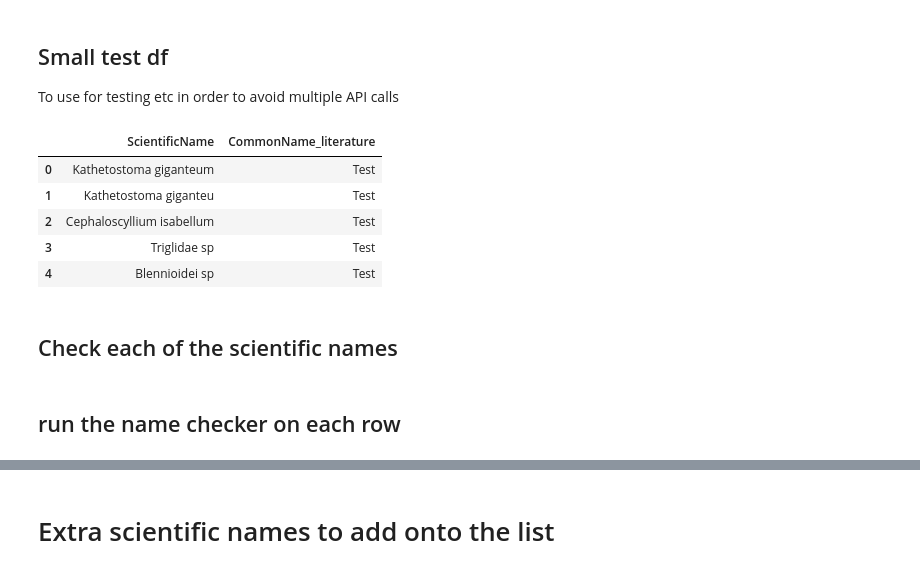
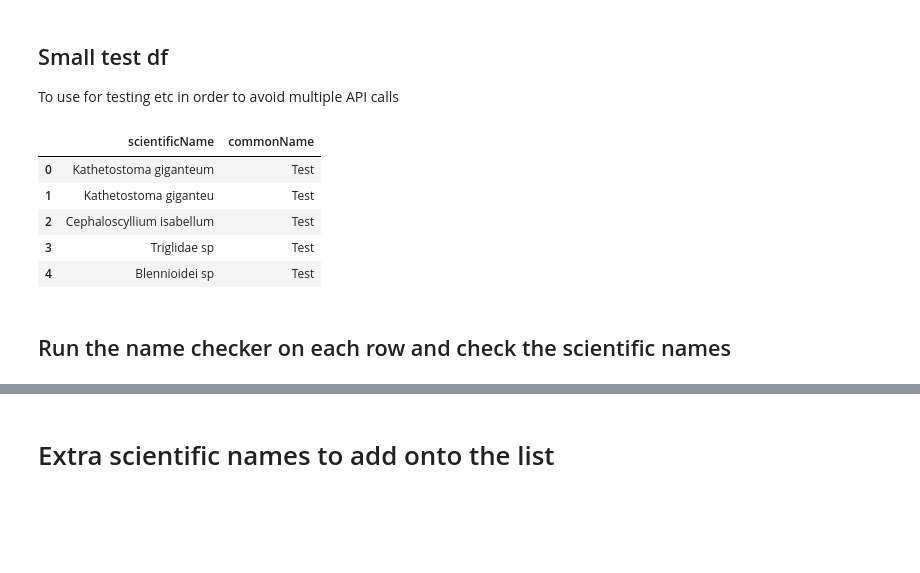
Before and after one commit to wildlifeai/Spyfish-Aotearoa-toolkit, a Jupyter notebook: notebooks/check_scientific_names.ipynb, the cells around one changed output, grey strips where cells are left out. Cells and saved outputs as stored; diff of their text form; code cells hidden in the pictures; blank space fills up the shorter version.

```diff
--- a/notebooks/check_scientific_names.ipynb
+++ b/notebooks/check_scientific_names.ipynb
@@ -58,20 +61,20 @@ raw_scientific_names_df.columns
 ## Small test df
 To use for testing etc in order to avoid multiple API calls
 # %%
-# raw_scientific_names_df = pd.DataFrame(['Kathetostoma giganteum', # correct
-#                                     'Kathetostoma giganteu', # typo
-#                                     'Cephaloscyllium isabellum', # replaced by new nomenclature
-#                                     'Triglidae sp', # only genus correct
-#                                     'Blennioidei sp' # new nomenclature genus to fix
-#                                    ], columns=["ScientificName"])
-# raw_scientific_names_df["CommonName_literature"] = "Test"
-# raw_scientific_names_df
+raw_scientific_names_df = pd.DataFrame(['Kathetostoma giganteum', # correct
+                                    'Kathetostoma giganteu', # typo
+                                    'Cephaloscyllium isabellum', # replaced by new nomenclature
+                                    'Triglidae sp', # only genus correct
+                                    'Blennioidei sp' # new nomenclature genus to fix
+                                   ], columns=["scientificName"])
+raw_scientific_names_df["commonName"] = "Test"
+raw_scientific_names_df
 # %% [output]
-|  | ScientificName | CommonName_literature |
+|  | scientificName | commonName |
 | 0 | Kathetostoma giganteum | Test |
 | 1 | Kathetostoma giganteu | Test |
 | 2 | Cephaloscyllium isabellum | Test |
 | 3 | Triglidae sp | Test |
 | 4 | Blennioidei sp | Test |
 # %% [markdown]
-## Check each of the scientific names
+## Run the name checker on each row and check the scientific names
@@ -126,4 +90,2 @@ def process_dataframe_row(row):
-# %% [markdown]
-## run the name checker on each row
 # %%
 clean_scientific_names_df = raw_scientific_names_df.apply(process_dataframe_row, axis=1)
```
Also changed, not shown: parts of 22 cells of this notebook, 5 other files.
